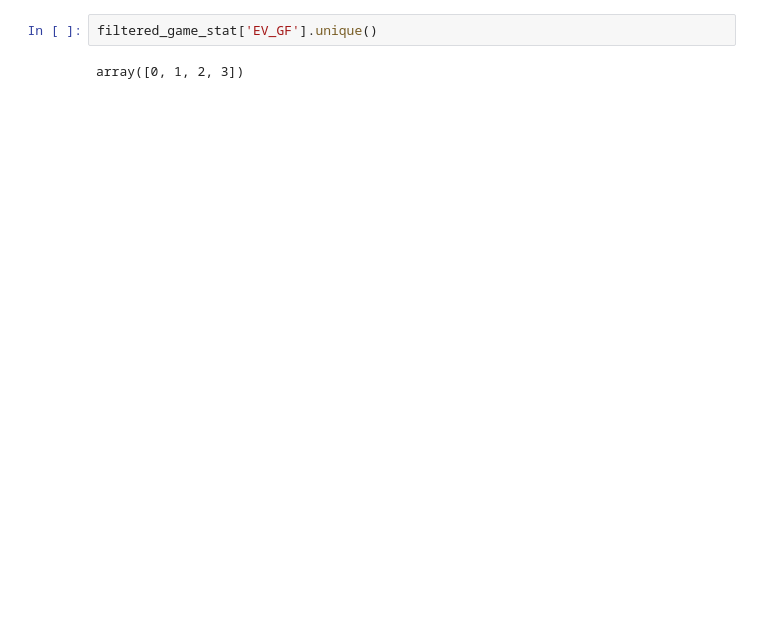
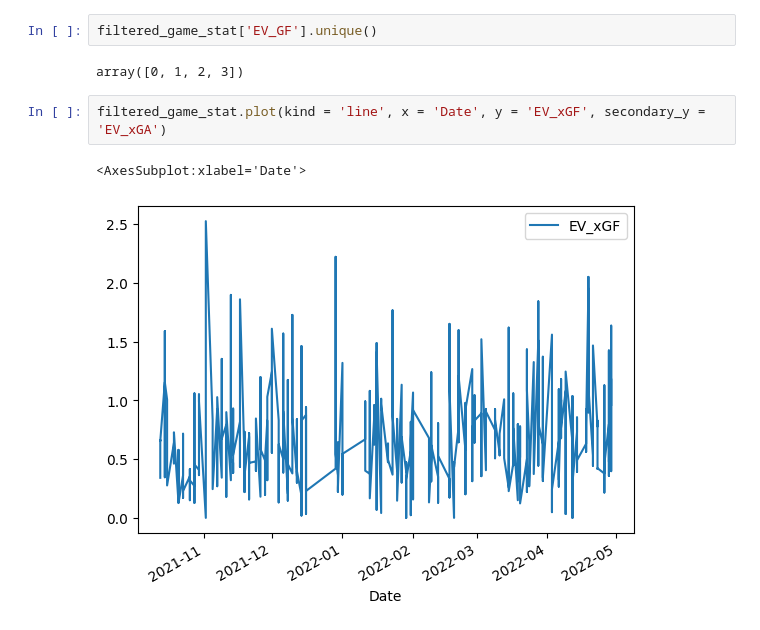
Before and after one commit to lennonay/hockey_stat_visualization, a Jupyter notebook: hockey_stats.ipynb, the cells around one changed output. Saved outputs shown, nothing was run; the diff lists cells and outputs as text; blank space fills up the shorter version.

Commit message:
fixed chart issues in python

```diff
--- a/hockey_stats.ipynb
+++ b/hockey_stats.ipynb
@@ -80,3 +87,8 @@ van_d_home_vs_away
 filtered_game_stat['EV_GF'].unique()
 # %% [output]
 array([0, 1, 2, 3])
+# %%
+filtered_game_stat.plot(kind = 'line', x = 'Date', y = 'EV_xGF', secondary_y = 'EV_xGA')
+# %% [output]
+<AxesSubplot:xlabel='Date'>
+[figure, added]
```
Also changed, not shown: parts of 2 cells of this notebook.
